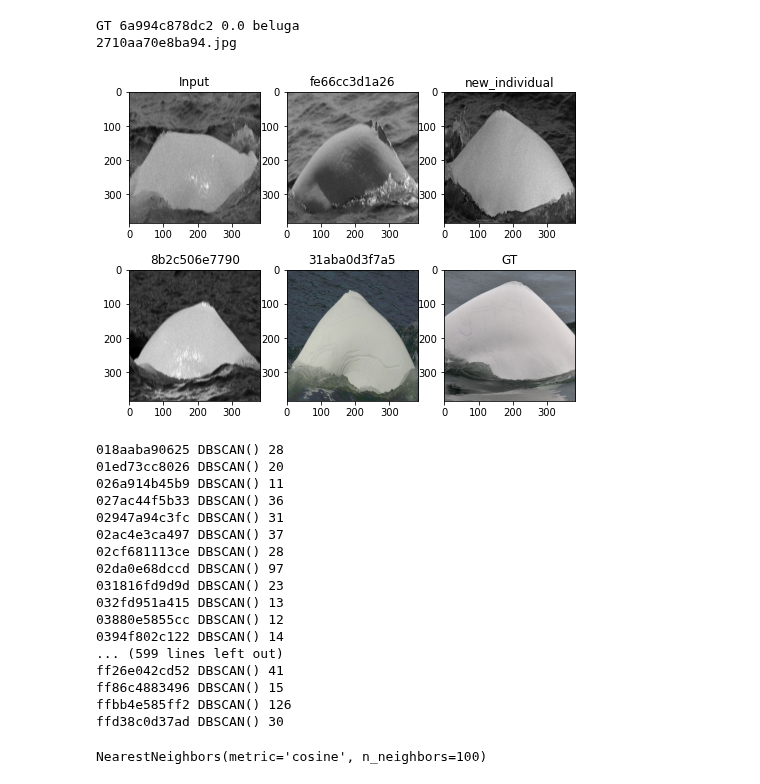
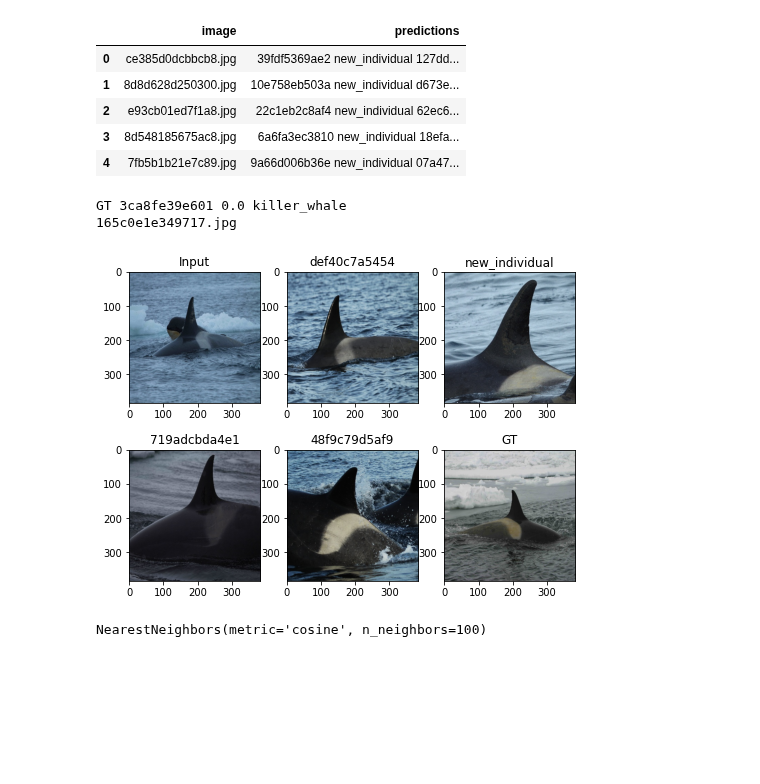
Before and after one commit to ptran1203/whale, a Jupyter notebook: submission.ipynb, the cells around one changed output. Cells and saved outputs as stored; diff of their text form; code cells hidden in the pictures; blank space fills up the shorter version.

```diff
--- a/submission.ipynb
+++ b/submission.ipynb
@@ -94,8 +94,15 @@ sns.displot(val_sim_df.map)
 # %%
 # val_sim_df
-sim_df = compute_sim(train_df, train_embs, test_embs)
+sim_df = compute_sim(train_df, {**train_embs, **val_embs}, test_embs)
 sim_df[["image", "predictions"]].to_csv("submission.csv", index=False)
 sim_df.head()
+# %% [output]
+|  | image | predictions |
+| 0 | ce385d0dcbbcb8.jpg | 39fdf5369ae2 new_individual 127dd... |
+| 1 | 8d8d628d250300.jpg | 10e758eb503a new_individual d673e... |
+| 2 | e93cb01ed7f1a8.jpg | 22c1eb2c8af4 new_individual 62ec6... |
+| 3 | 8d548185675ac8.jpg | 6a6fa3ec3810 new_individual 18efa... |
+| 4 | 7fb5b1b21e7c89.jpg | 9a66d006b36e new_individual 07a47... |
 # %%
 def random_show(sim_df, is_val=False):
     sim_df = sim_df.copy()
@@ -155,9 +162,9 @@ while True:
 
 # random_show(sim_df, is_val=False)
 # %% [output]
-GT 6a994c878dc2 0.0 beluga
-2710aa70e8ba94.jpg
+GT 3ca8fe39e601 0.0 killer_whale
+165c0e1e349717.jpg
-[figure, old version]
+[figure, new version]
 # %%
 from sklearn.cluster import DBSCAN
 
@@ -170,25 +177,8 @@ for label, d in train_df.groupby('individual_id'):
 for k, v in label2emb.items():
     if len(v) > 10:
         cluster = DBSCAN().fit(v)
-        print(k, cluster, len(v))
+        if len(np.unique(cluster.labels_)) > 1:
+            print(k, cluster.labels_, len(v))
-# %% [output]
-018aaba90625 DBSCAN() 28
-01ed73cc8026 DBSCAN() 20
-026a914b45b9 DBSCAN() 11
-027ac44f5b33 DBSCAN() 36
-02947a94c3fc DBSCAN() 31
-02ac4e3ca497 DBSCAN() 37
-02cf681113ce DBSCAN() 28
-02da0e68dccd DBSCAN() 97
-031816fd9d9d DBSCAN() 23
-032fd951a415 DBSCAN() 13
-03880e5855cc DBSCAN() 12
-0394f802c122 DBSCAN() 14
-... (599 lines left out)
-ff26e042cd52 DBSCAN() 41
-ff86c4883496 DBSCAN() 15
-ffbb4e585ff2 DBSCAN() 126
-ffd38c0d37ad DBSCAN() 30
 # %%
 # raise
 from sklearn.neighbors import NearestNeighbors
```
Also changed, not shown: parts of 4 cells of this notebook, 1 other file.
